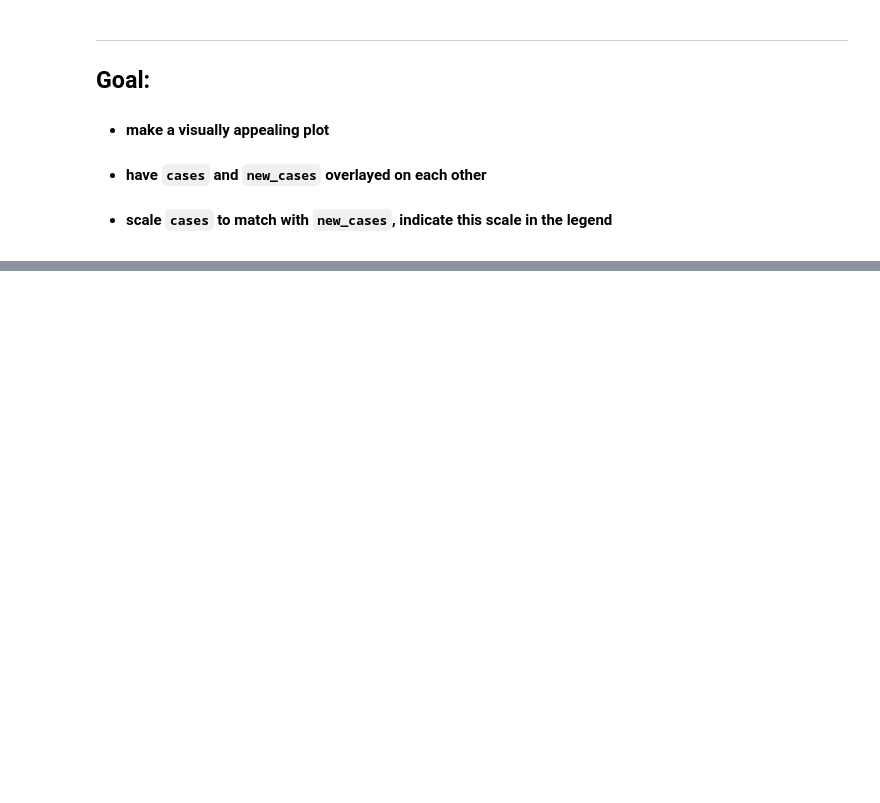
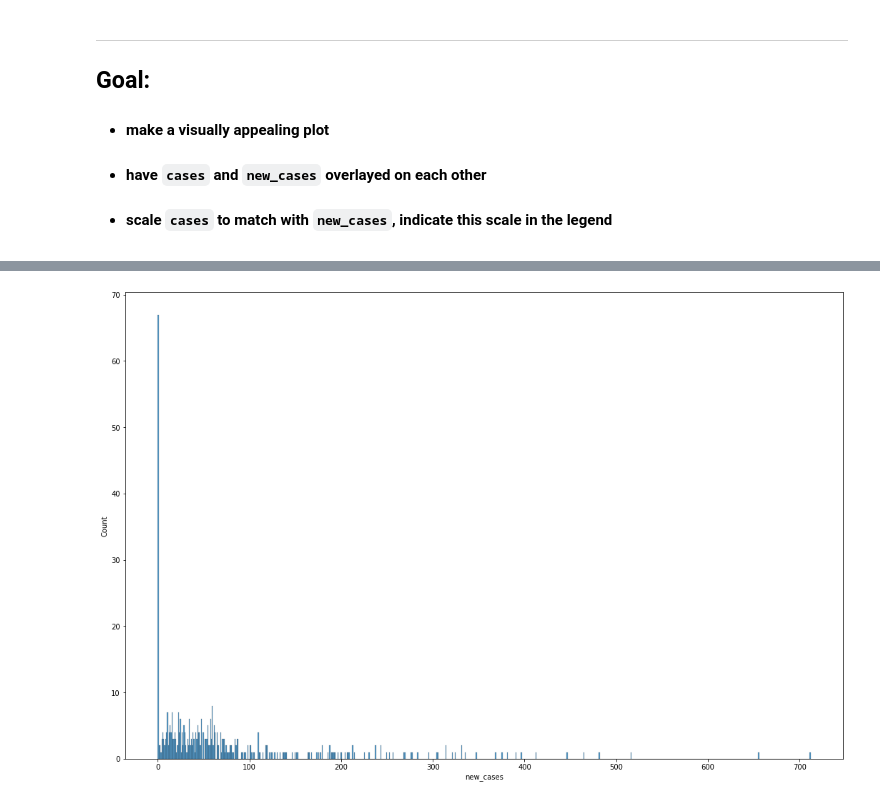
Before and after one commit to davydka/notebooks, a Jupyter notebook: CovidPortlandMultnomah.ipynb, the cells around one changed output, grey strips where cells are left out. Saved outputs shown, nothing was run; the diff lists cells and outputs as text; code cells hidden in the pictures; blank space fills up the shorter version.

```diff
--- a/CovidPortlandMultnomah.ipynb
+++ b/CovidPortlandMultnomah.ipynb
@@ -90,0 +123,5 @@ TypeError: unsupported operand type(s) for -: 'Timedelta' and 'float'
+# %%
+plt.figure(figsize=(18,12))
+ax = sns.histplot(dfm, x="new_cases", binwidth=1)
+# %% [output]
+[figure, added]
```
Also changed, not shown: parts of 12 cells of this notebook.
